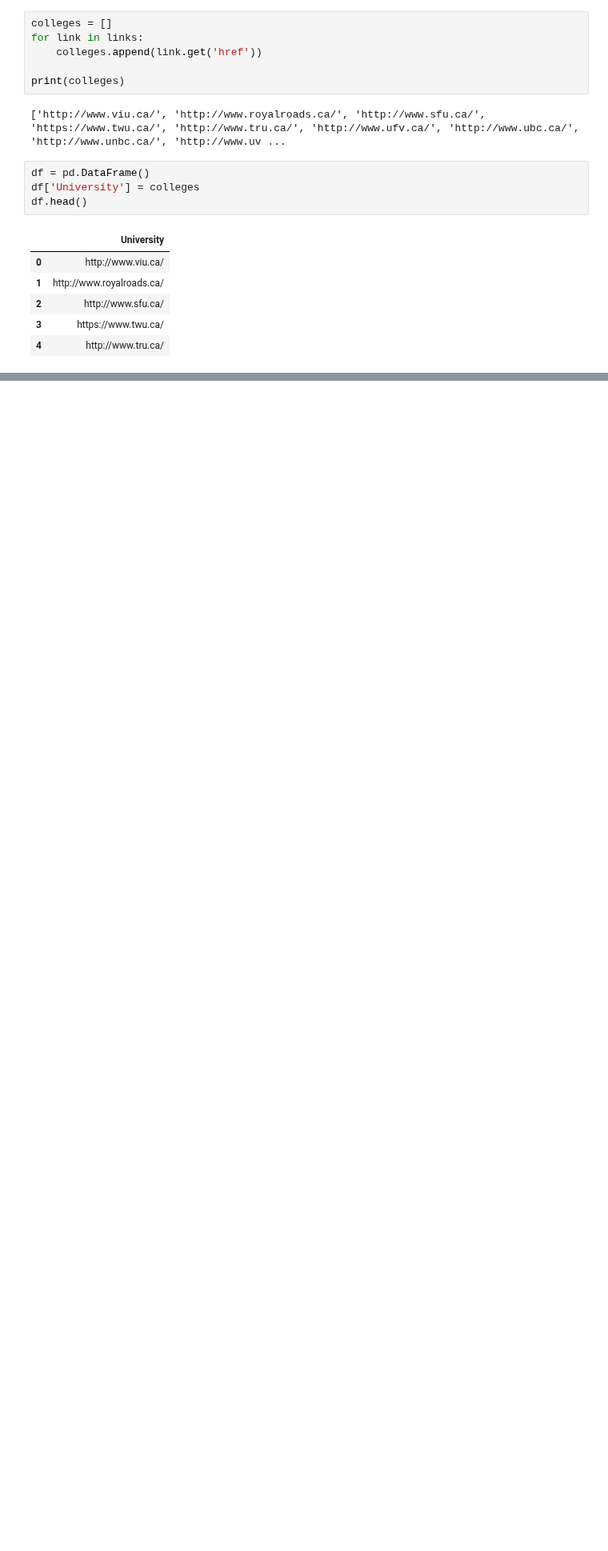
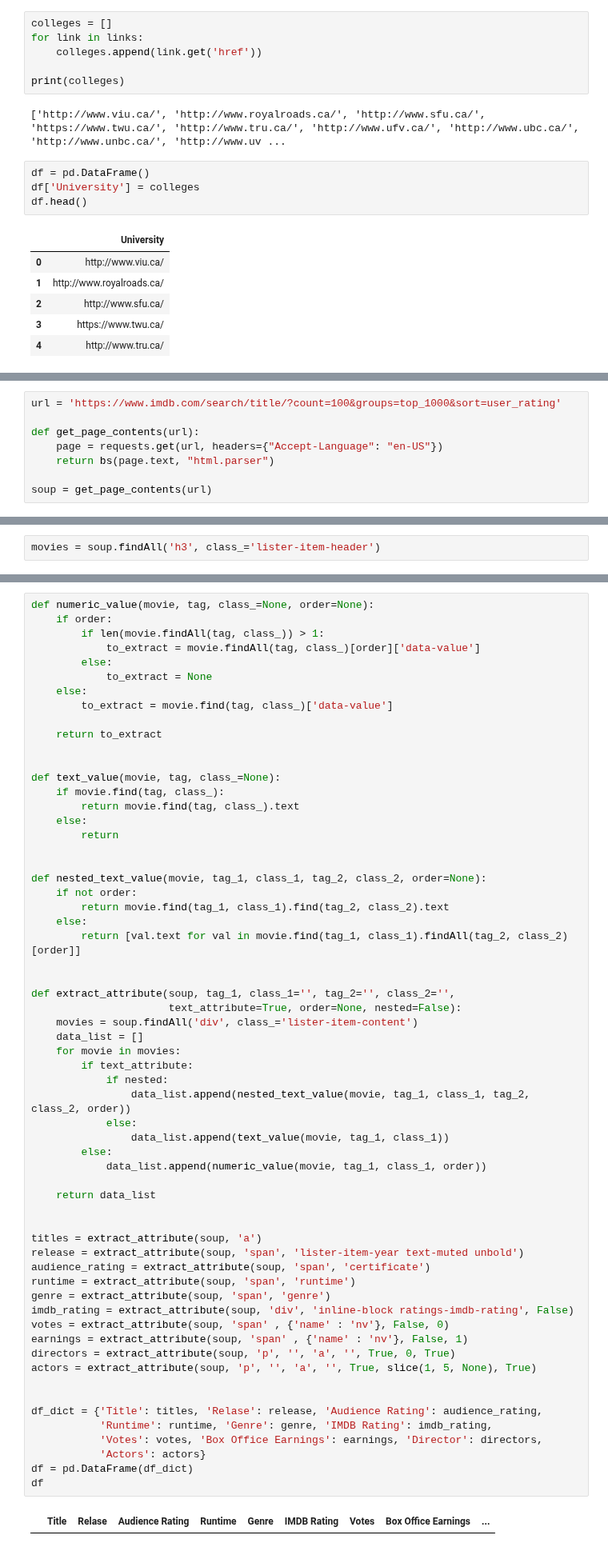
Before and after one commit to rsouza/FGV_Intro_DS, a Jupyter notebook: notebooks/Intro_Scraping.ipynb, the cells around one changed output, grey strips where cells are left out. Shown at 80% size. Drawn from its saved outputs; the diff is of its cells as text; blank space fills up the shorter version.

```diff
--- a/notebooks/Intro_Scraping.ipynb
+++ b/notebooks/Intro_Scraping.ipynb
@@ -97,0 +87,8 @@ df.head()
+# %%
+url = 'https://www.imdb.com/search/title/?count=100&groups=top_1000&sort=user_rating'
+
+def get_page_contents(url):
+    page = requests.get(url, headers={"Accept-Language": "en-US"})
+    return bs(page.text, "html.parser")
+
+soup = get_page_contents(url)
@@ -97,0 +97,2 @@ df.head()
+# %%
+movies = soup.findAll('h3', class_='lister-item-header')
@@ -97,0 +112,63 @@ df.head()
+# %%
+def numeric_value(movie, tag, class_=None, order=None):
+    if order:
+        if len(movie.findAll(tag, class_)) > 1:
+            to_extract = movie.findAll(tag, class_)[order]['data-value']
+        else:
+            to_extract = None
+    else:
+        to_extract = movie.find(tag, class_)['data-value']
+
+    return to_extract
+
+
+def text_value(movie, tag, class_=None):
+    if movie.find(tag, class_):
+        return movie.find(tag, class_).text
+    else:
+        return
+
+
+def nested_text_value(movie, tag_1, class_1, tag_2, class_2, order=None):
+    if not order:
+        return movie.find(tag_1, class_1).find(tag_2, class_2).text
+    else:
+        return [val.text for val in movie.find(tag_1, class_1).findAll(tag_2, class_2)[order]]
+
+
+def extract_attribute(soup, tag_1, class_1='', tag_2='', class_2='',
+                      text_attribute=True, order=None, nested=False):
+    movies = soup.findAll('div', class_='lister-item-content')
+    data_list = []
+    for movie in movies:
+        if text_attribute:
+            if nested:
+                data_list.append(nested_text_value(movie, tag_1, class_1, tag_2, class_2, order))
+            else:
+                data_list.append(text_value(movie, tag_1, class_1))
+        else:
+            data_list.append(numeric_value(movie, tag_1, class_1, order))
+
+    return data_list
+
+
+titles = extract_attribute(soup, 'a')
+release = extract_attribute(soup, 'span', 'lister-item-year text-muted unbold')
+audience_rating = extract_attribute(soup, 'span', 'certificate')
+runtime = extract_attribute(soup, 'span', 'runtime')
+genre = extract_attribute(soup, 'span', 'genre')
+imdb_rating = extract_attribute(soup, 'div', 'inline-block ratings-imdb-rating', False)
+votes = extract_attribute(soup, 'span' , {'name' : 'nv'}, False, 0)
+earnings = extract_attribute(soup, 'span' , {'name' : 'nv'}, False, 1)
+directors = extract_attribute(soup, 'p', '', 'a', '', True, 0, True)
+actors = extract_attribute(soup, 'p', '', 'a', '', True, slice(1, 5, None), True)
+
+
+df_dict = {'Title': titles, 'Relase': release, 'Audience Rating': audience_rating,
+           'Runtime': runtime, 'Genre': genre, 'IMDB Rating': imdb_rating,
+           'Votes': votes, 'Box Office Earnings': earnings, 'Director': directors,
+           'Actors': actors}
+df = pd.DataFrame(df_dict)
+df
+# %% [output]
+|  | Title | Relase | Audience Rating | Runtime | Genre | IMDB Rating | Votes | Box Office Earnings | ... |
```
Also changed, not shown: parts of 19 cells of this notebook, 1 other file.
